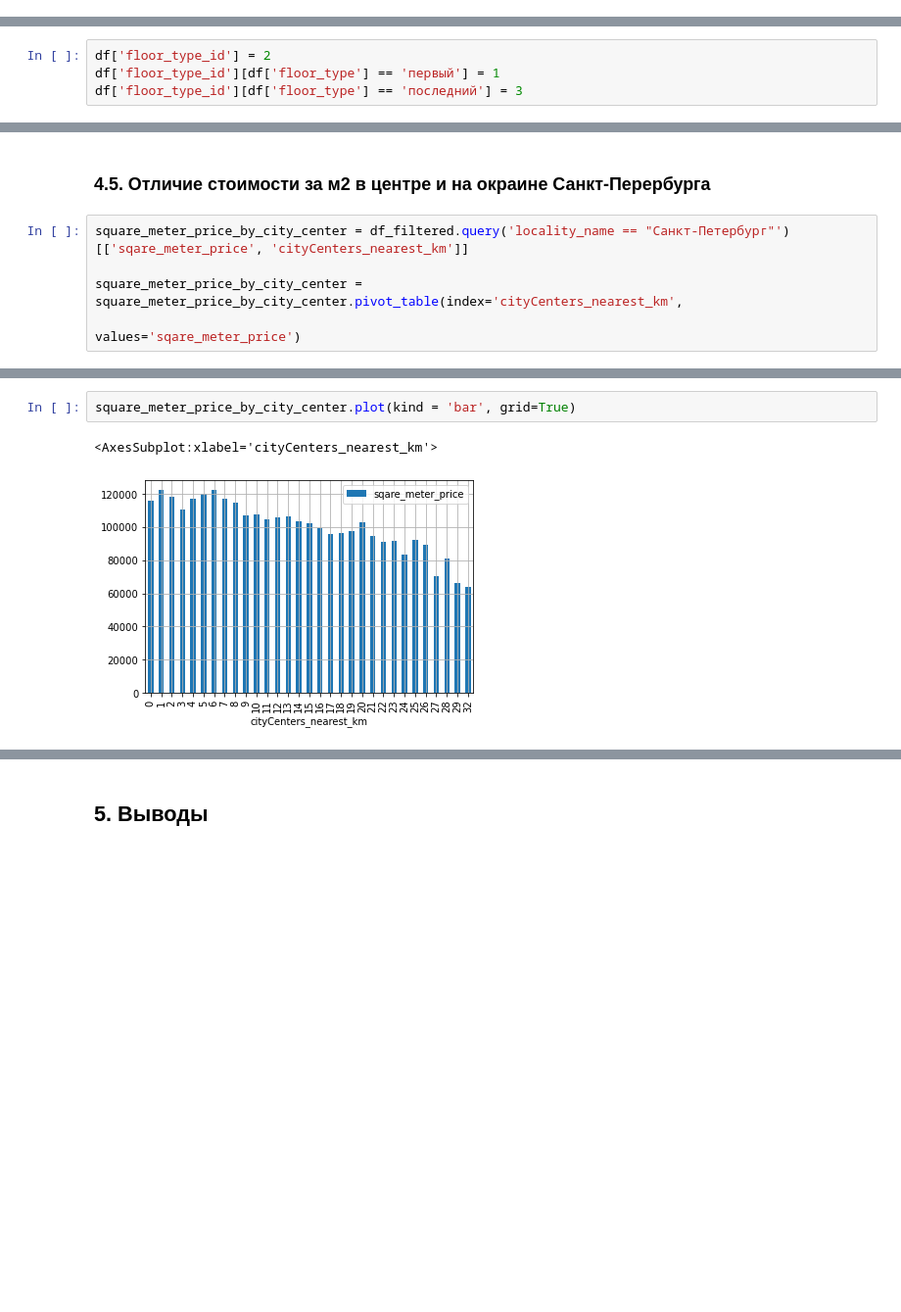
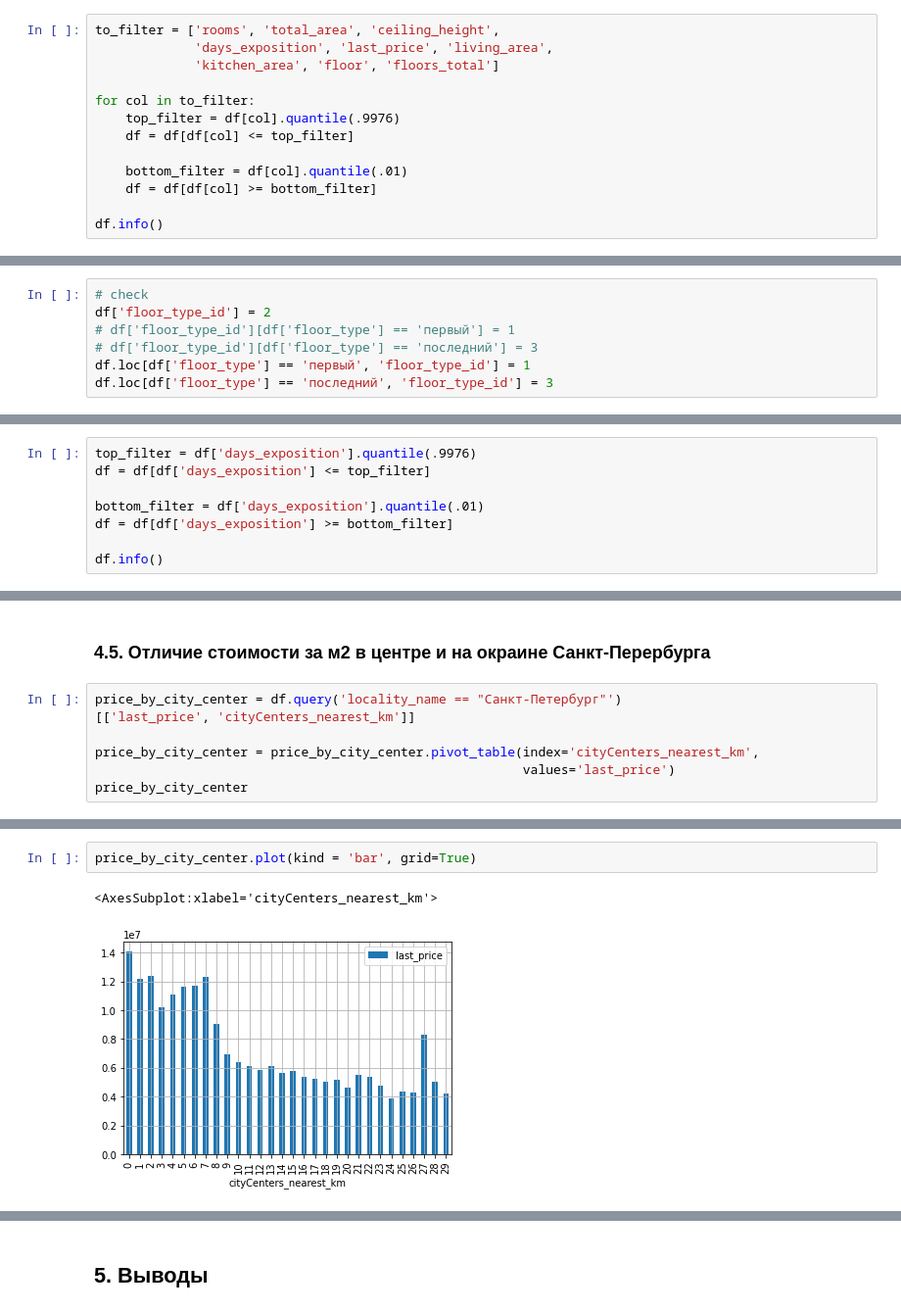
Before and after one commit to Alexman507/yandex_practicum_projects, a Jupyter notebook: real_estate/real_estate.ipynb, the cells around one changed output, grey strips where cells are left out. Shown: that part at 98% size. Drawn from its saved outputs; the diff is of its cells as text; blank space fills up the shorter version.

```diff
--- a/real_estate/real_estate.ipynb
+++ b/real_estate/real_estate.ipynb
@@ -331,0 +789,13 @@ array(['69-й километр', 'Агалатово', 'Александровс
+# %%
+to_filter = ['rooms', 'total_area', 'ceiling_height',
+             'days_exposition', 'last_price', 'living_area',
+             'kitchen_area', 'floor', 'floors_total']
+
+for col in to_filter:
+    top_filter = df[col].quantile(.9976)
+    df = df[df[col] <= top_filter]
+
+    bottom_filter = df[col].quantile(.01)
+    df = df[df[col] >= bottom_filter]
+
+df.info()
@@ -366,6 +870,9 @@ A value is trying to be set on a copy of a slice from a DataFrame
 See the caveats in the documentation: https://pandas.pydata.org/pandas-docs/stable/user_guide/indexing.html#returning-a-view-versus-a-copy
   df.loc[:,'floor_type'][df.loc[:,'floor'] == 1] = 'первый'
 # %%
+# check
 df['floor_type_id'] = 2
-df['floor_type_id'][df['floor_type'] == 'первый'] = 1
-df['floor_type_id'][df['floor_type'] == 'последний'] = 3
+# df['floor_type_id'][df['floor_type'] == 'первый'] = 1
+# df['floor_type_id'][df['floor_type'] == 'последний'] = 3
+df.loc[df['floor_type'] == 'первый', 'floor_type_id'] = 1
+df.loc[df['floor_type'] == 'последний', 'floor_type_id'] = 3
@@ -791,0 +1417,8 @@ array([[<AxesSubplot:title={'center':'days_exposition'}>]], dtype=object)
+# %%
+top_filter = df['days_exposition'].quantile(.9976)
+df = df[df['days_exposition'] <= top_filter]
+
+bottom_filter = df['days_exposition'].quantile(.01)
+df = df[df['days_exposition'] >= bottom_filter]
+
+df.info()
@@ -860,7 +1594,9 @@ price_per_square_meter.plot(y='sqare_meter_price',
 # %% [markdown]
 ### 4.5. Отличие стоимости за м2 в центре и на окраине Санкт-Перербурга <a class="anchor" id="удаленность_от_центра_спб"></a>
 # %%
-square_meter_price_by_city_center = df_filtered.query('locality_name == "Санкт-Петербург"')[['sqare_meter_price', 'cityCenters_nearest_km']]
+price_by_city_center = df.query('locality_name == "Санкт-Петербург"')
+[['last_price', 'cityCenters_nearest_km']]
 
-square_meter_price_by_city_center = square_meter_price_by_city_center.pivot_table(index='cityCenters_nearest_km',
-                                                                                  values='sqare_meter_price')
+price_by_city_center = price_by_city_center.pivot_table(index='cityCenters_nearest_km',
+                                                        values='last_price')
+price_by_city_center
@@ -867,6 +1631,6 @@ square_meter_price_by_city_center = square_meter_price_by_city_center.pivot_tabl
 # %%
-square_meter_price_by_city_center.plot(kind = 'bar', grid=True)
+price_by_city_center.plot(kind = 'bar', grid=True)
 # %% [output]
 <AxesSubplot:xlabel='cityCenters_nearest_km'>
-[figure, old version]
+[figure, new version]
 # %% [markdown]
```
Also changed, not shown: parts of 141 cells of this notebook, 1 other file.
